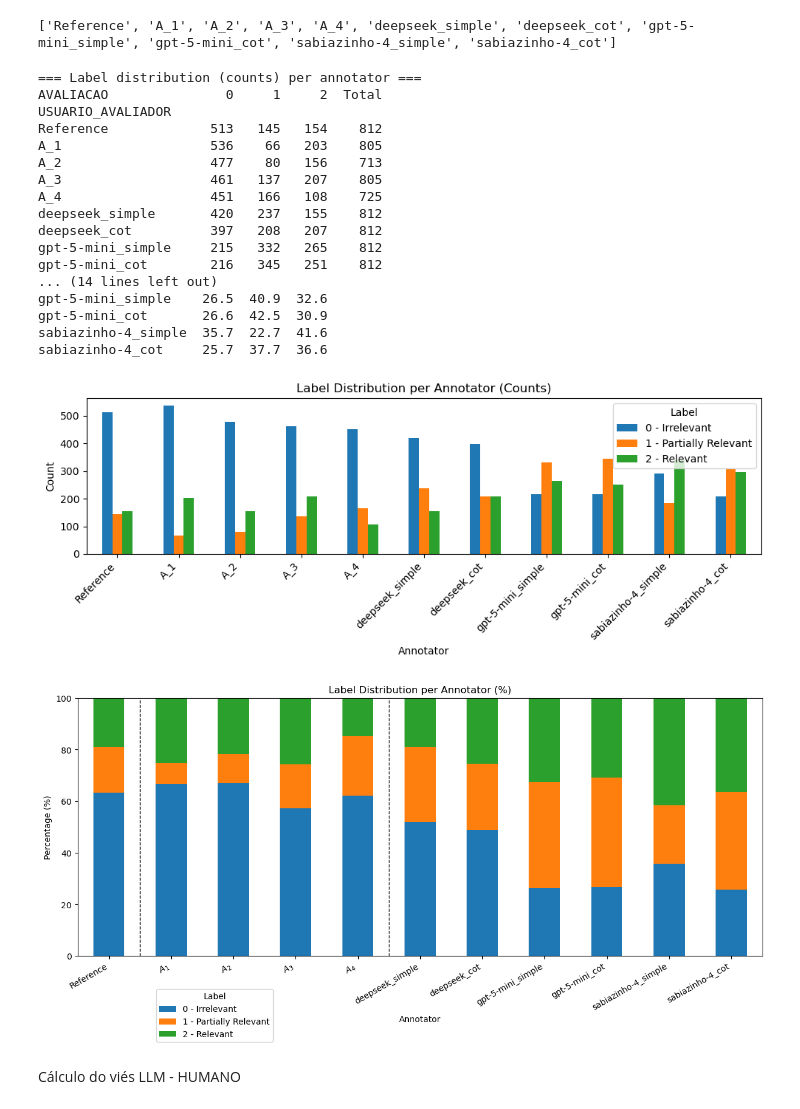
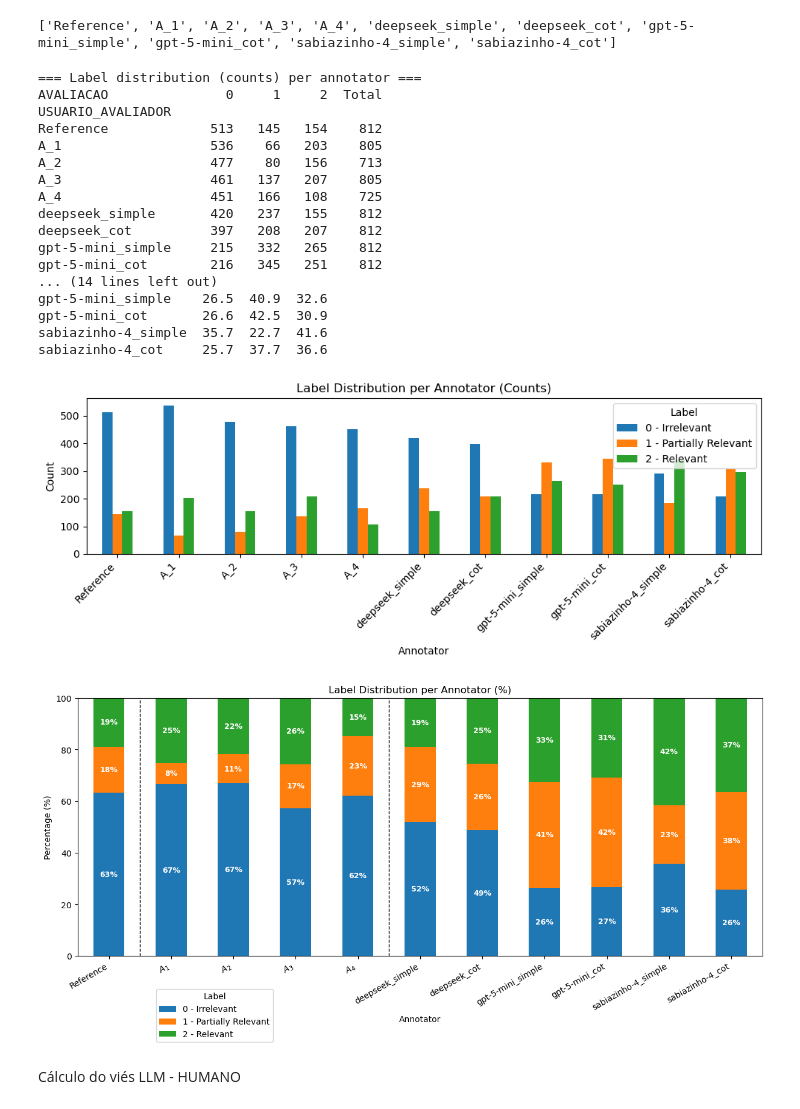
Before and after one commit to carisio/NormasTCU, a Jupyter notebook: 3 - Análise anotação LLM.ipynb, the cells around one changed output. Cells and saved outputs as stored; diff of their text form; code cells hidden in the pictures.

```diff
--- a/3 - Análise anotação LLM.ipynb
+++ b/3 - Análise anotação LLM.ipynb
@@ -125,7 +125,7 @@ print("\n=== Label distribution (%) per annotator ===")
 print((dist_pct * 100).round(1))
 
 # ============================================================
-# PLOTS (unchanged)
+# PLOTS
 # ============================================================
 
 # Remove the totals row for plotting
@@ -146,7 +146,6 @@ ax.set_title("Label Distribution per Annotator (Counts)")
 ax.set_xlabel("Annotator")
 ax.set_ylabel("Count")
 
-# Atualiza legenda
 handles, labels = ax.get_legend_handles_labels()
 labels = [label_map[int(l)] for l in labels]
 ax.legend(handles, labels, title="Label", ncol=1)
@@ -161,7 +160,9 @@ plt.show()
 # ---------------------------
 fig, ax = plt.subplots(figsize=(12, 6), constrained_layout=True)
 
-(plot_pct * 100).plot(
+pct_values = plot_pct * 100
+
+pct_values.plot(
     kind="bar",
     stacked=True,
     ax=ax
@@ -186,44 +187,71 @@ ax.legend(
 
 ax.set_ylim(0, 100)
 
-# Inclina rótulos do eixo x
-# Converte para subscrito
-ax.set_xticklabels([f"${anotador}$" if anotador.startswith("A_") else anotador for anotador in eval_order])
-#ax.set_xticklabels([f"${anotador}$" if anotador.startswith("A_") else anotador.replace("_", "\n") for anotador in eval_order])
+# ---------------------------
+# ADICIONA OS PERCENTUAIS CENTRALIZADOS
+# ---------------------------
+for i, annotator in enumerate(pct_values.index):
+    cumulative = 0
+    for col in pct_values.columns:
+        value = pct_values.loc[annotator, col]
+
+        if value > 0:
+            y = cumulative + value / 2
+
+            ax.text(
+                i,
+                y,
+                f"{value:.0f}%",   # sem casas decimais
+                ha="center",
+                va="center",
+                fontsize=9,
+                color="white",
+                fontweight="bold"
+            )
+
+        cumulative += value
+
+# ---------------------------
+# Eixo X
+# ---------------------------
+ax.set_xticklabels([
+    f"${anotador}$" if anotador.startswith("A_") else anotador
+    for anotador in eval_order
+])
+
 ax.tick_params(axis="x", rotation=30)
 
 # ---------------------------
 # Linhas verticais de separação
 # ---------------------------
-# posição das divisões
-ax.axvline(x=0.5, color='black', linestyle='--', linewidth=1)  # após Reference
-ax.axvline(x=4.5, color='black', linestyle='--', linewidth=1)  # após humanos
+ax.axvline(x=0.5, color='black', linestyle='--', linewidth=1)
+ax.axvline(x=4.5, color='black', linestyle='--', linewidth=1)
 
 for label in ax.get_xticklabels():
     label.set_horizontalalignment("right")
 
 plt.savefig("label_distribution_percentage_human_and_llm.png", dpi=300, bbox_inches="tight")
 plt.show()
 # %% [output]
 === Label distribution (counts) per annotator ===
 AVALIACAO               0     1     2  Total
 USUARIO_AVALIADOR
 Reference             513   145   154    812
 A_1                   536    66   203    805
 A_2                   477    80   156    713
 A_3                   461   137   207    805
 A_4                   451   166   108    725
 deepseek_simple       420   237   155    812
 deepseek_cot          397   208   207    812
 gpt-5-mini_simple     215   332   265    812
 gpt-5-mini_cot        216   345   251    812
 ... (14 lines left out)
 gpt-5-mini_simple    26.5  40.9  32.6
 gpt-5-mini_cot       26.6  42.5  30.9
 sabiazinho-4_simple  35.7  22.7  41.6
 sabiazinho-4_cot     25.7  37.7  36.6
 [figure]
-[figure, old version]
+[figure, new version]
 # %%
 # Daqui pra baixo, vamos mostrar só o human_order e llm_order
 eval_order = human_order + llm_order
```
Also changed, not shown: parts of 1 cell of this notebook, 4 other files.
